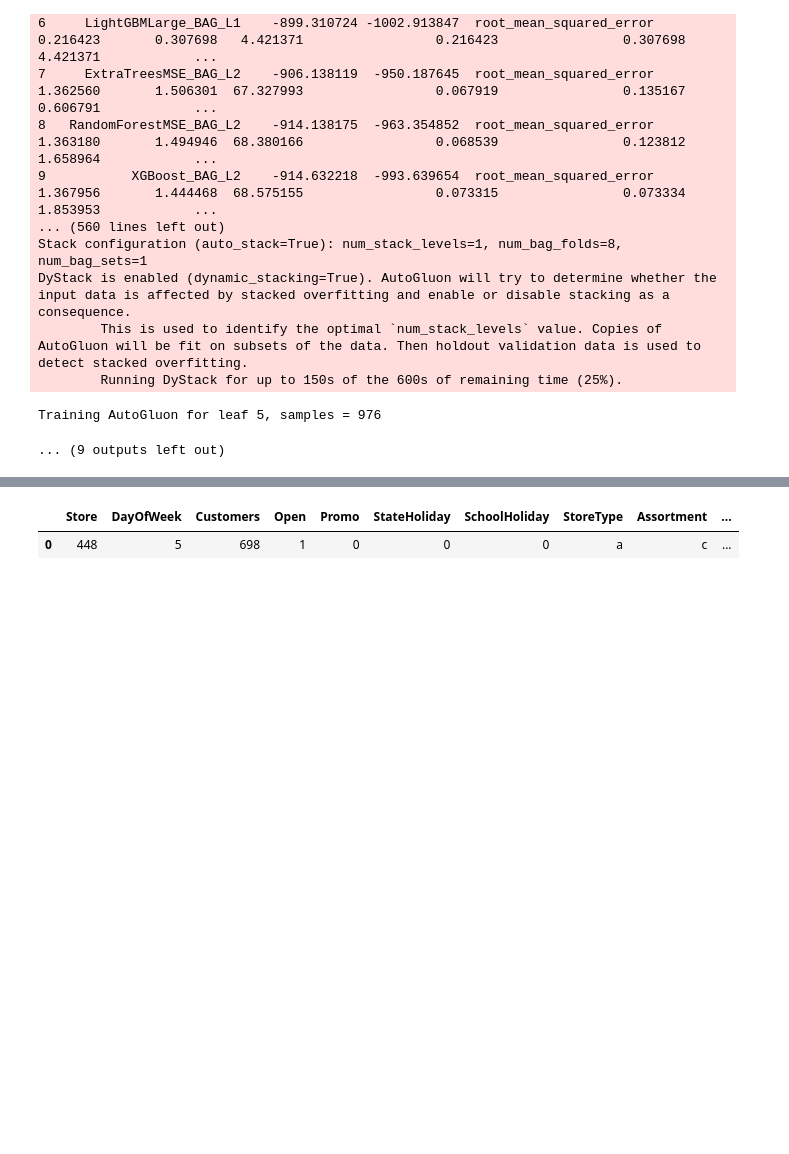
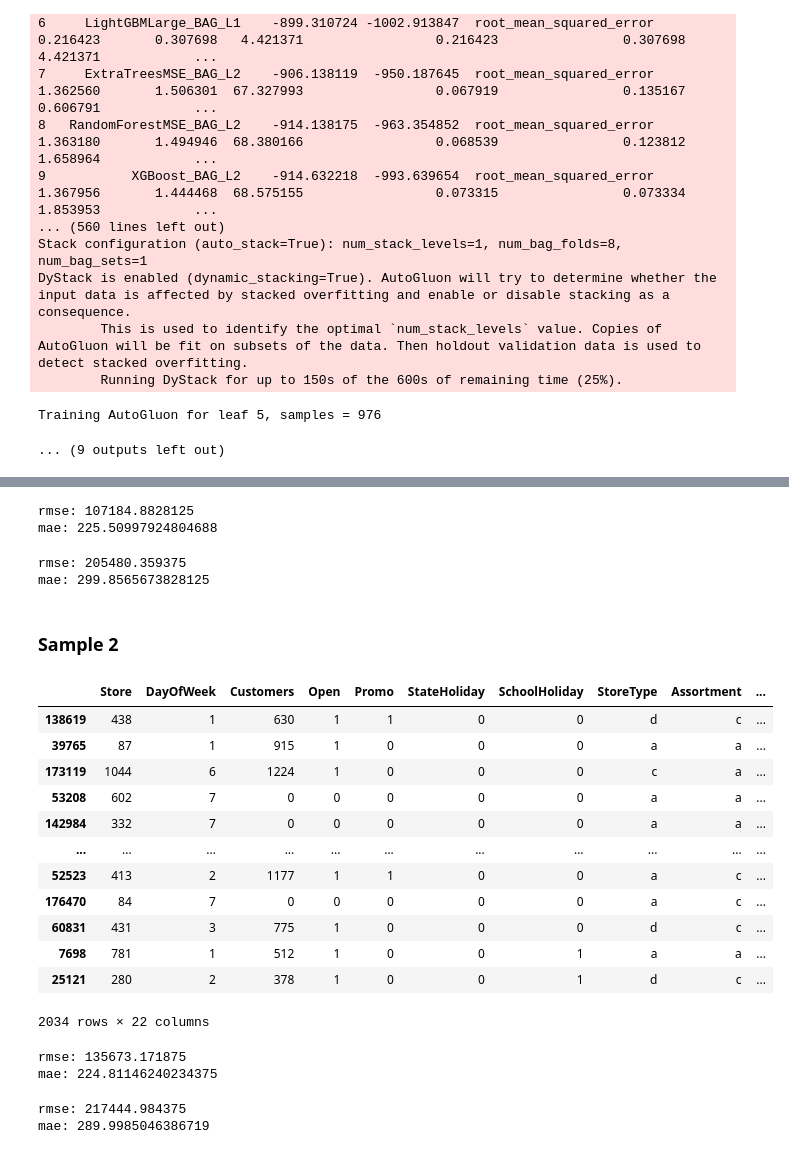
Before and after one commit to SepidehGhorbanian/Research_Project, a Jupyter notebook: CART.ipynb, the cells around one changed output, grey strips where cells are left out. Cells and saved outputs as stored; diff of their text form; code cells hidden in the pictures; blank space fills up the shorter version.

Commit message:
add performance comaprison between CART approach and global model

```diff
--- a/CART.ipynb
+++ b/CART.ipynb
@@ -300,11 +315,13 @@ Training AutoGluon for leaf 5, samples = 976
 # %%
 def predict(df_new):
     preds = []
+    leaves = []
     cart_array_new = df_new[cart_features].to_numpy()
     for i, row in enumerate(cart_array_new):
         # Find which leaf this row belongs to
         leaf = get_leaf_id(cart_tree, row)
+        leaves.append(leaf)
         model = leaf_models[leaf]
         pred = model.predict(df_new.iloc[[i]]).iloc[0]  # single row prediction
         preds.append(pred)
-    return np.array(preds)
+    return np.array(preds) , np.array(leaves)
@@ -310,0 +357,4 @@ def predict(df_new):
+# %%
+main_test_df = pd.read_csv("main_test_df.csv")
+test_df_1 = main_test_df.iloc[0:1000]
+test_df_2 = main_test_df.sample(frac=0.01, random_state=42)
@@ -334,5 +375,66 @@ test_df = pd.read_csv("main_test_df.csv").iloc[0:1]
-# %%
-test_df
-# %% [output]
-|  | Store | DayOfWeek | Customers | Open | Promo | StateHoliday | SchoolHoliday | StoreType | Assortment | ... |
-| 0 | 448 | 5 | 698 | 1 | 0 | 0 | 0 | a | c | ... |
+# %%
+y_true = test_df_1["Sales"]
+y_pred = df_new["predicted_sales"]
+rmse = mean_squared_error(y_true, y_pred)
+mae = mean_absolute_error(y_true, y_pred)
+print(f"rmse: {rmse}")
+print(f"mae: {mae}")
+# %% [output]
+rmse: 107184.8828125
+mae: 225.50997924804688
+# %%
+# Global model
+global_predictor = TabularPredictor.load(f"new_global/")
+y_pred = global_predictor.predict(test_df_1)
+y_true = test_df_1["Sales"]
+rmse = mean_squared_error(y_true, y_pred)
+mae = mean_absolute_error(y_true , y_pred)
+print(f"rmse: {rmse}")
+print(f"mae: {mae}")
+# %% [output]
+rmse: 205480.359375
+mae: 299.8565673828125
+# %% [markdown]
+### Sample 2
+# %%
+# CART algo
+df_new = test_df_2.copy()
+preds_new , leaves= predict(df_new)
+df_new["predicted_sales"] = preds_new
+df_new["leaf"] = leaves
+df_new
+# %% [output]
+|  | Store | DayOfWeek | Customers | Open | Promo | StateHoliday | SchoolHoliday | StoreType | Assortment | ... |
+| 138619 | 438 | 1 | 630 | 1 | 1 | 0 | 0 | d | c | ... |
+| 39765 | 87 | 1 | 915 | 1 | 0 | 0 | 0 | a | a | ... |
+| 173119 | 1044 | 6 | 1224 | 1 | 0 | 0 | 0 | c | a | ... |
+| 53208 | 602 | 7 | 0 | 0 | 0 | 0 | 0 | a | a | ... |
+| 142984 | 332 | 7 | 0 | 0 | 0 | 0 | 0 | a | a | ... |
+| ... | ... | ... | ... | ... | ... | ... | ... | ... | ... | ... |
+| 52523 | 413 | 2 | 1177 | 1 | 1 | 0 | 0 | a | c | ... |
+| 176470 | 84 | 7 | 0 | 0 | 0 | 0 | 0 | a | c | ... |
+| 60831 | 431 | 3 | 775 | 1 | 0 | 0 | 0 | d | c | ... |
+| 7698 | 781 | 1 | 512 | 1 | 0 | 0 | 1 | a | a | ... |
+| 25121 | 280 | 2 | 378 | 1 | 0 | 0 | 1 | d | c | ... |
+2034 rows × 22 columns
+# %%
+y_true = test_df_2["Sales"]
+y_pred = df_new["predicted_sales"]
+rmse = mean_squared_error(y_true, y_pred)
+mae = mean_absolute_error(y_true, y_pred)
+print(f"rmse: {rmse}")
+print(f"mae: {mae}")
+# %% [output]
+rmse: 135673.171875
+mae: 224.81146240234375
+# %%
+# Global model
+y_pred = global_predictor.predict(test_df_2)
+y_true = test_df_2["Sales"]
+rmse = mean_squared_error(y_true, y_pred)
+mae = mean_absolute_error(y_true , y_pred)
+print(f"rmse: {rmse}")
+print(f"mae: {mae}")
+# %% [output]
+rmse: 217444.984375
+mae: 289.9985046386719
```
Also changed, not shown: parts of 7 cells of this notebook.
